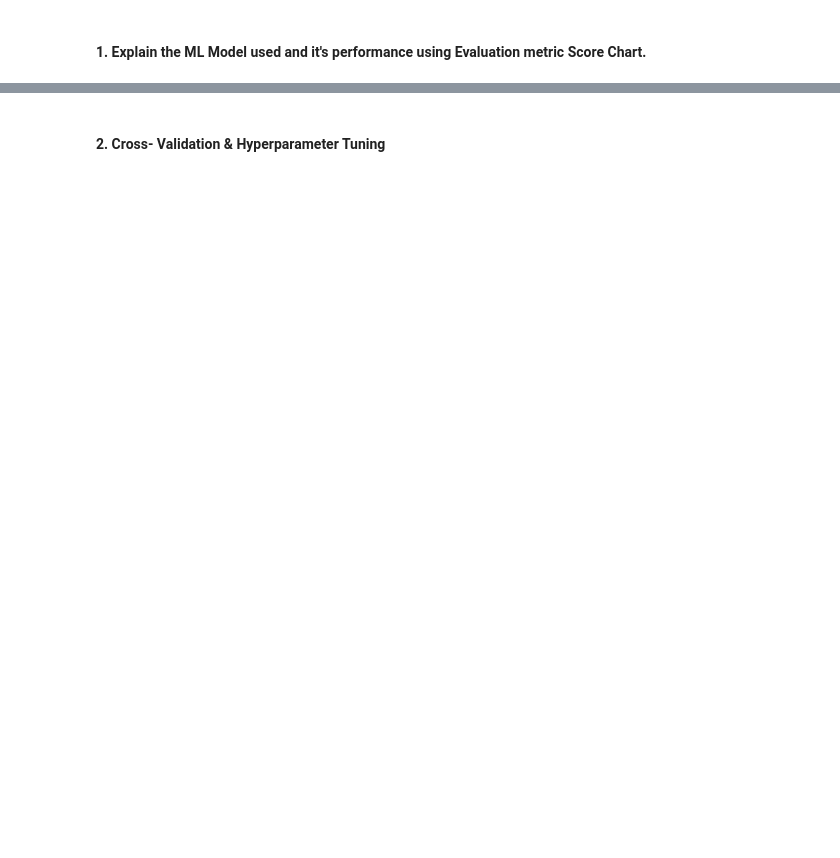
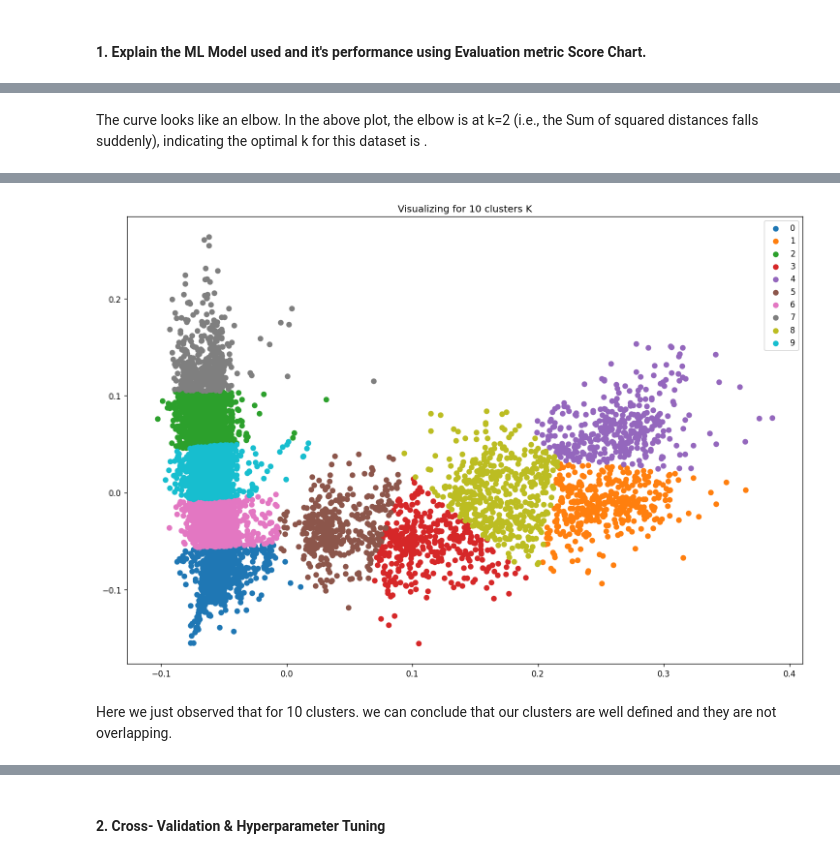
Before and after one commit to sanidhya1996/Unsupervised-ML., a Jupyter notebook: NETFLIX_MOVIES_AND_TV_SHOWS_CLUSTERING.ipynb, the cells around one changed output, grey strips where cells are left out. Cells and saved outputs as stored; diff of their text form; code cells hidden in the pictures; blank space fills up the shorter version.

```diff
--- a/NETFLIX_MOVIES_AND_TV_SHOWS_CLUSTERING.ipynb
+++ b/NETFLIX_MOVIES_AND_TV_SHOWS_CLUSTERING.ipynb
@@ -1598,0 +1615,21 @@ from sklearn.cluster import KMeans
+# %% [markdown]
+The curve looks like an elbow. In the above plot, the elbow is at k=2 (i.e., the Sum of squared distances falls suddenly), indicating the optimal k for this dataset is .
+# %%
+#vizualizing the clusters and the datapoints in each clusters
+plt.figure(figsize = (15,10), dpi = 120)
+
+kmeans= KMeans(n_clusters = 10, init= 'k-means++', random_state = 42)
+kmeans.fit(X_transformed)
+
+#predict the labels of clusters.
+label = kmeans.fit_predict(X_transformed)
+#Getting unique labels
+unique_labels = np.unique(label)
+
+#plotting the results:
+for i in unique_labels:
+    plt.scatter(X_transformed[label == i , 0] , X_transformed[label == i , 1] , label = i)
+    plt.title('Visualizing for 10 clusters K')
+plt.legend()
+plt.show()
+# %% [output]
@@ -1598,0 +1640,3 @@ from sklearn.cluster import KMeans
+[figure, added]
+# %% [markdown]
+Here we just observed that for 10 clusters. we can conclude that our clusters are well defined and they are not overlapping.
```
Also changed, not shown: parts of 26 cells of this notebook.
